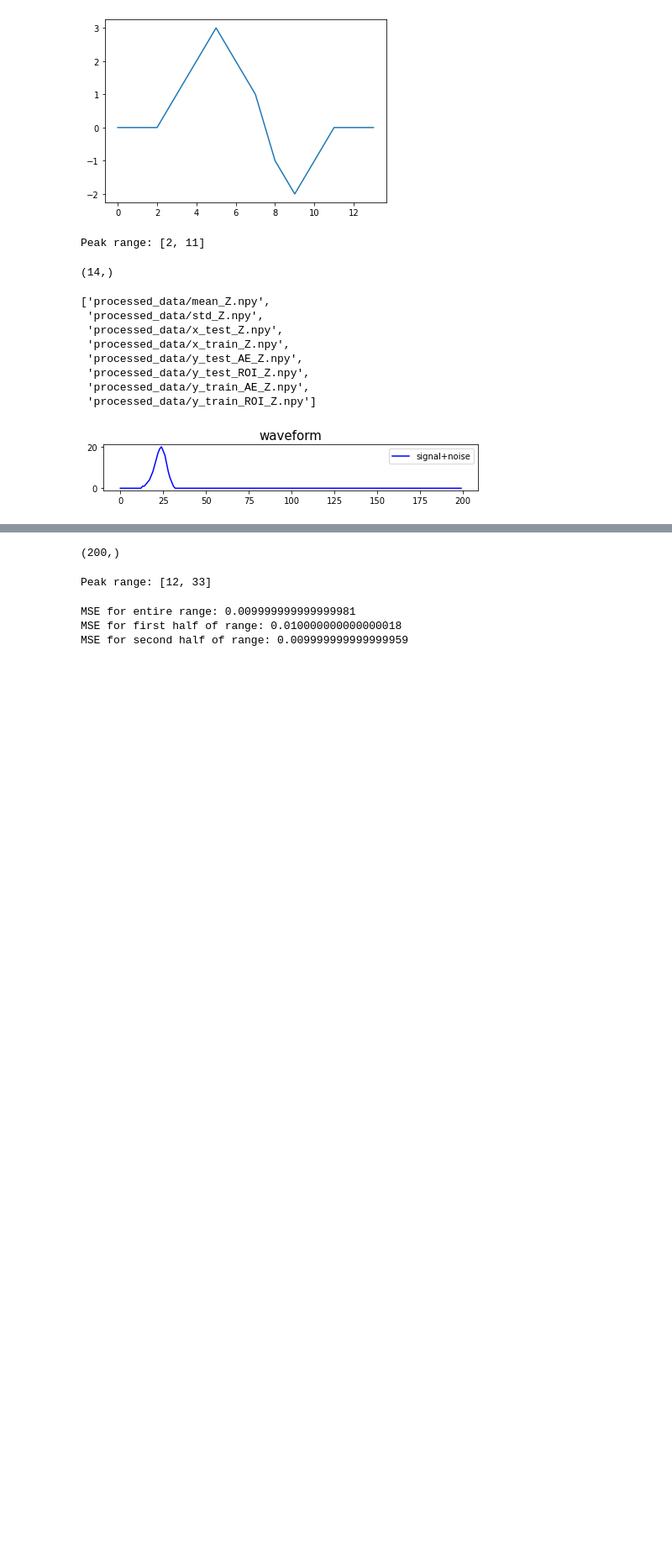
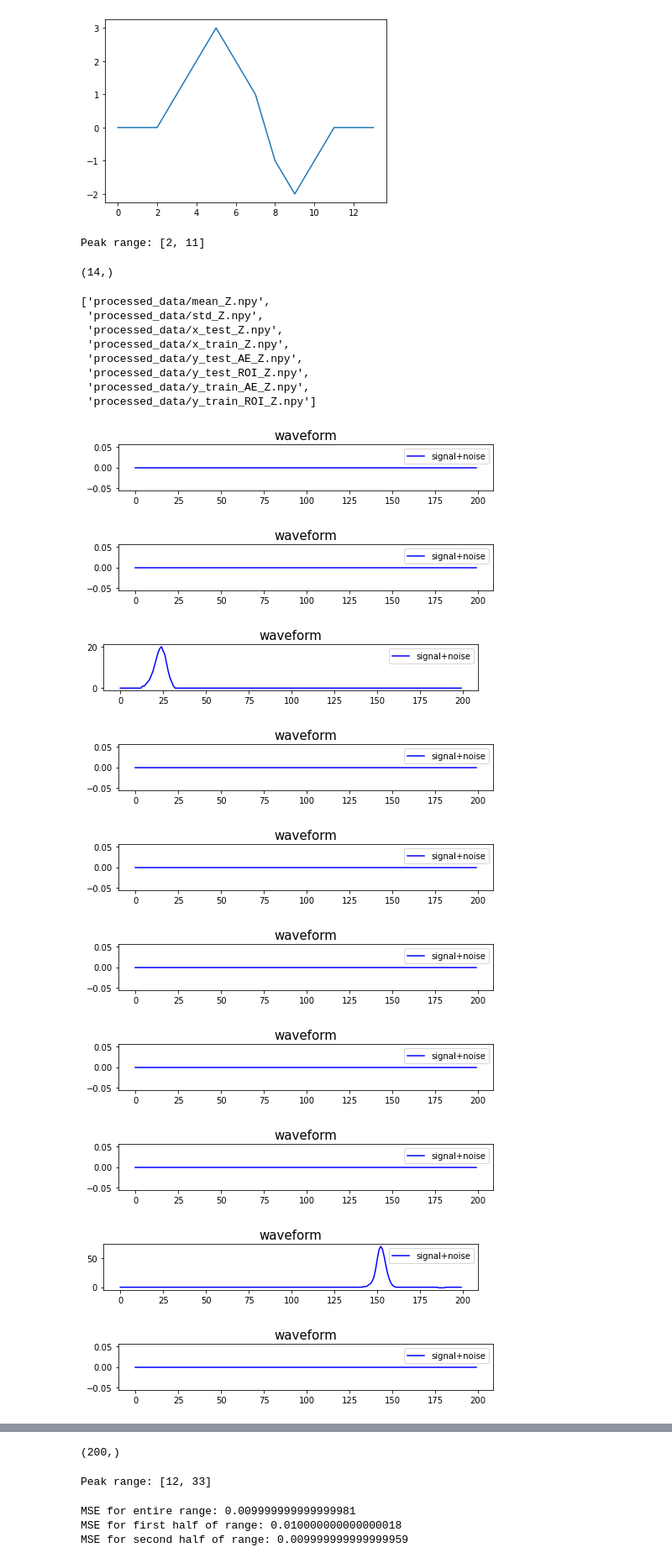
Before and after one commit to In-storage-compute/LArTPC-1DCNN-AutoEncoder, a Jupyter notebook: Neutrino-Trained -NewDataSet/testCode.ipynb, the cells around one changed output, grey strips where cells are left out. Shown: that part at 84% size. Cells and saved outputs as stored; diff of their text form; code cells hidden in the pictures; blank space fills up the shorter version.

```diff
--- a/Neutrino-Trained -NewDataSet/testCode.ipynb
+++ b/Neutrino-Trained -NewDataSet/testCode.ipynb
@@ -78,12 +78,21 @@ filenames
 # %%
 y_test = np.load(filenames[4])
 # %%
-idx = 2
-fig, (ax1) = plt.subplots(figsize=(8, 1), facecolor='white')
-ax1.plot(y_test[idx],color='blue', label='signal+noise')
-ax1.set_title("waveform", fontsize=15)
-ax1.legend()
+for idx in range(100):
+    fig, (ax1) = plt.subplots(figsize=(8, 1), facecolor='white')
+    ax1.plot(y_test[idx],color='blue', label='signal+noise')
+    ax1.set_title("waveform", fontsize=15)
+    ax1.legend()
 
-plt.show()
+    plt.show()
 # %% [output]
-[figure, old version]
+[figure, new version]
+[figure, added]
+[figure, added]
+[figure, added]
+[figure, added]
+[figure, added]
+[figure, added]
+[figure, added]
+[figure, added]
+[figure, added]
```
Also changed, not shown: parts of 2 cells of this notebook, 3 other files.
